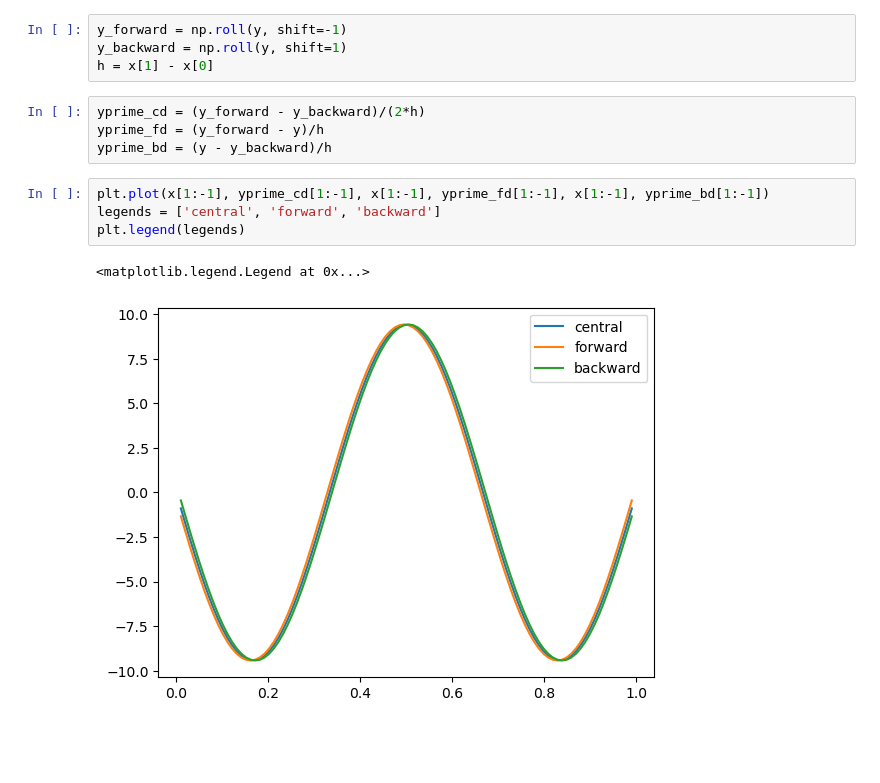
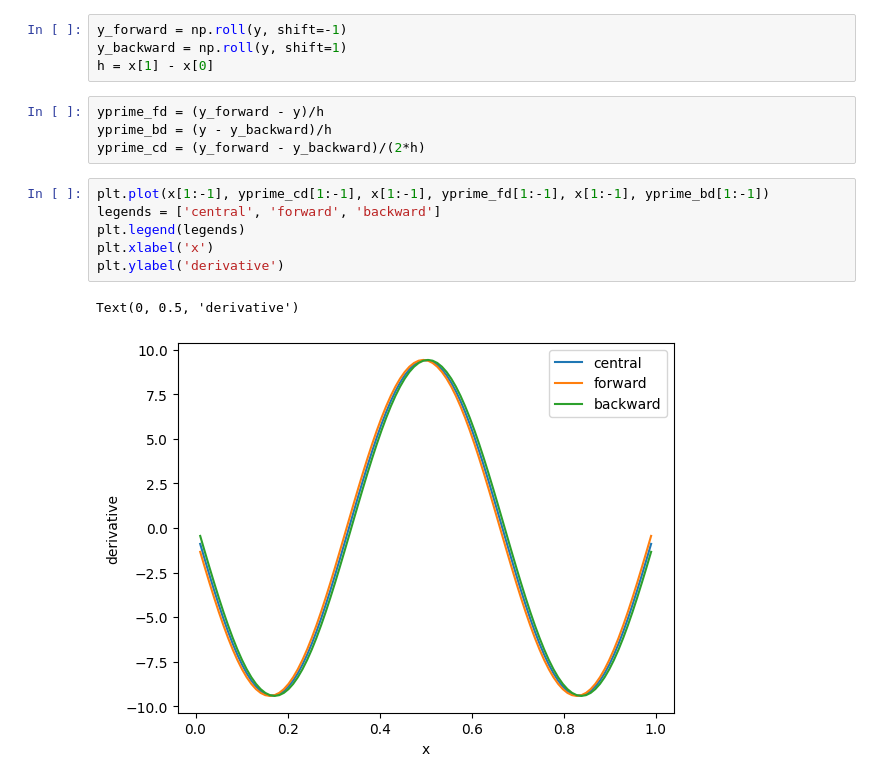
Before and after one commit to maytlim/nip-ap155-ay24-25, a Jupyter notebook: derivatives.ipynb, the cells around one changed output. Cells and saved outputs as stored; diff of their text form; blank space fills up the shorter version.

```diff
--- a/derivatives.ipynb
+++ b/derivatives.ipynb
@@ -67,13 +73,15 @@ y_forward = np.roll(y, shift=-1)
 y_backward = np.roll(y, shift=1)
 h = x[1] - x[0]
 # %%
-yprime_cd = (y_forward - y_backward)/(2*h)
 yprime_fd = (y_forward - y)/h
 yprime_bd = (y - y_backward)/h
+yprime_cd = (y_forward - y_backward)/(2*h)
 # %%
 plt.plot(x[1:-1], yprime_cd[1:-1], x[1:-1], yprime_fd[1:-1], x[1:-1], yprime_bd[1:-1])
 legends = ['central', 'forward', 'backward']
 plt.legend(legends)
+plt.xlabel('x')
+plt.ylabel('derivative')
 # %% [output]
-<matplotlib.legend.Legend at 0x...>
+Text(0, 0.5, 'derivative')
-[figure, old version]
+[figure, new version]
```
Also changed, not shown: parts of 4 cells of this notebook.
